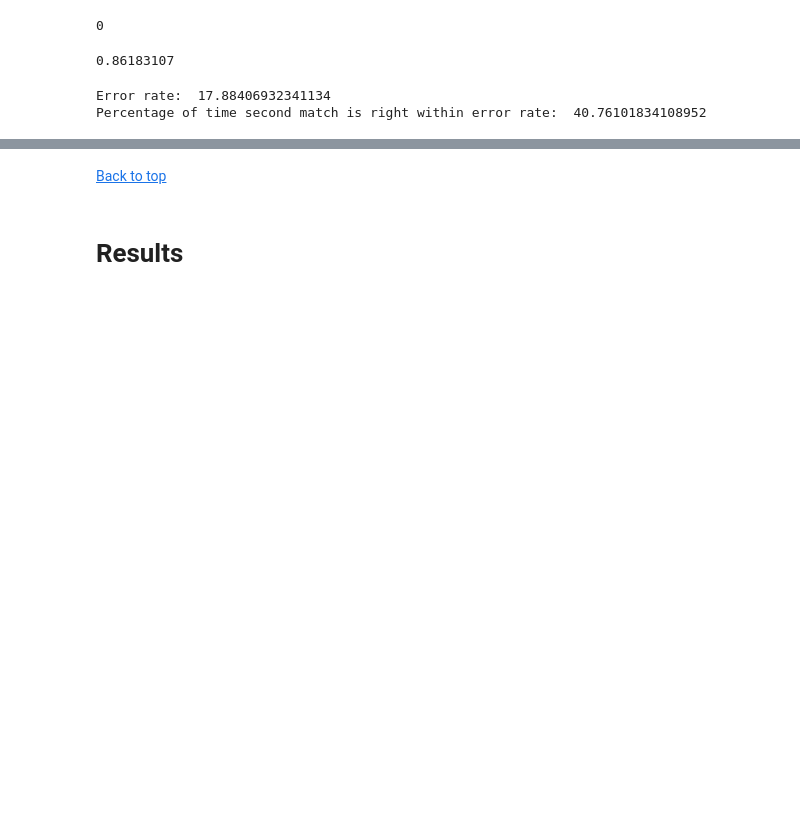
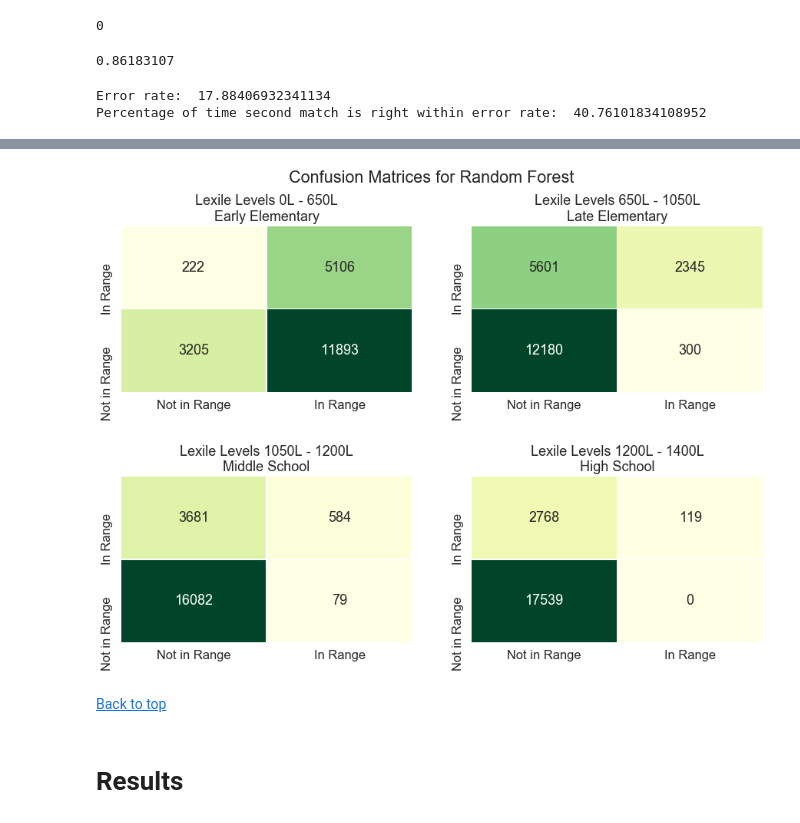
Before and after one commit to eannefawcett/lexile-determination-v2, a Jupyter notebook: Lexile Determination.ipynb, the cells around one changed output, grey strips where cells are left out. Saved outputs shown, nothing was run; the diff lists cells and outputs as text; code cells hidden in the pictures; blank space fills up the shorter version.

Commit message:
add random forest classifier

```diff
--- a/Lexile Determination.ipynb
+++ b/Lexile Determination.ipynb
@@ -1300,0 +1322,3 @@ model = load_model('model.h5')
+# %%
+clf = RandomForestClassifier(min_samples_leaf=50, oob_score=True, n_jobs=12, random_state=0, verbose=1)
+clf.fit(train, label_train)
@@ -1300,0 +1350,2 @@ model = load_model('model.h5')
+# %%
+label_test_pred = clf.predict(test)
@@ -1300,0 +1368,2 @@ model = load_model('model.h5')
+# %%
+cm = multilabel_confusion_matrix([np.argmax(x) for x in label_test], [np.argmax(x) for x in label_test_pred])
@@ -1301,3 +1384,34 @@ model = load_model('model.h5')
+# %%
+fig = plt.figure(figsize=(15,10))
+sns.set(font_scale=1.5)
+annot_kwords={'verticalalignment':'top', 'horizontalalignment':'center'};
+
+plt.subplot(2,2,1) # first heatmap
+ax = sns.heatmap(cm[0,:,:], annot=True, xticklabels=['Not in Range','In Range'], yticklabels=['Not in Range','In Range'], fmt='d', linewidths=.5, cmap="YlGn", cbar=False, annot_kws=annot_kwords)
+ax.set_ylim([0,2])
+ax.set_title('Lexile Levels 0L - 650L\nEarly Elementary')
+
+plt.subplot(2,2,2) # second heatmap
+ax = sns.heatmap(cm[3,:,:], annot=True, xticklabels=['Not in Range','In Range'], yticklabels=['Not in Range','In Range'], fmt='d', linewidths=.5, cmap="YlGn", cbar=False, annot_kws=annot_kwords)
+ax.set_ylim([0,2])
+ax.set_title('Lexile Levels 650L - 1050L\nLate Elementary')
+plt.subplots_adjust(hspace=.5)
+
+plt.subplot(2,2,3) # third heatmap
+ax = sns.heatmap(cm[1,:,:], annot=True, xticklabels=['Not in Range','In Range'], yticklabels=['Not in Range','In Range'], fmt='d', linewidths=.5, cmap="YlGn", cbar=False, annot_kws=annot_kwords)
+ax.set_ylim([0,2])
+ax.set_title('Lexile Levels 1050L - 1200L\nMiddle School')
+
+plt.subplot(2,2,4) # fourth heatmap
+ax = sns.heatmap(cm[2,:,:], annot=True, xticklabels=['Not in Range','In Range'], yticklabels=['Not in Range','In Range'], fmt='d', linewidths=.5, cmap="YlGn", cbar=False, annot_kws=annot_kwords)
+ax.set_ylim([0,2])
+ax.set_title('Lexile Levels 1200L - 1400L\nHigh School')
+
+fig.suptitle('Confusion Matrices for Random Forest')
+
+plt.show()
+# %% [output]
+[figure, added]
 # %% [markdown]
 <a href='#Background'>Back to top</a>
 # %% [markdown]
```
Also changed, not shown: parts of 16 cells of this notebook, 2 other files.
